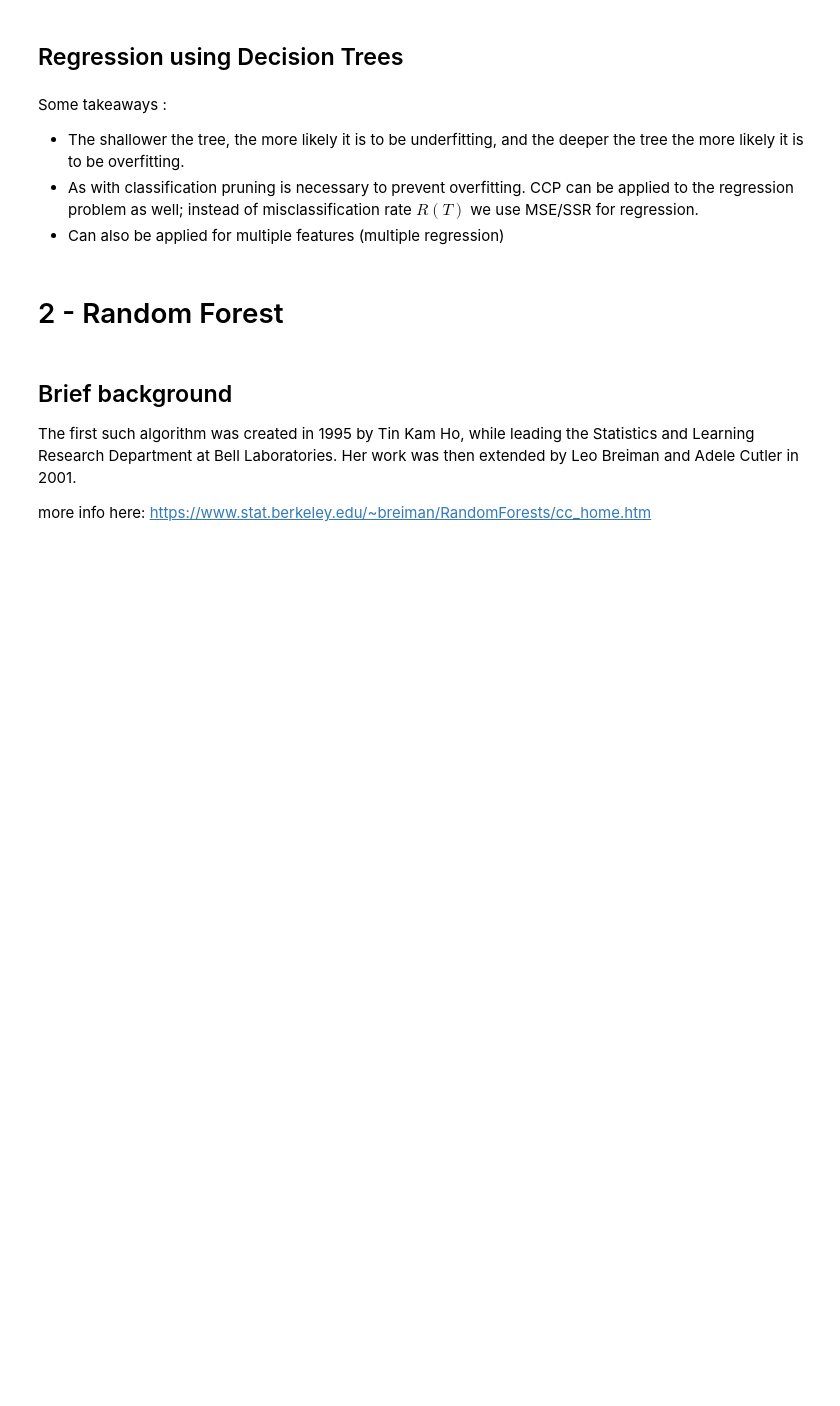
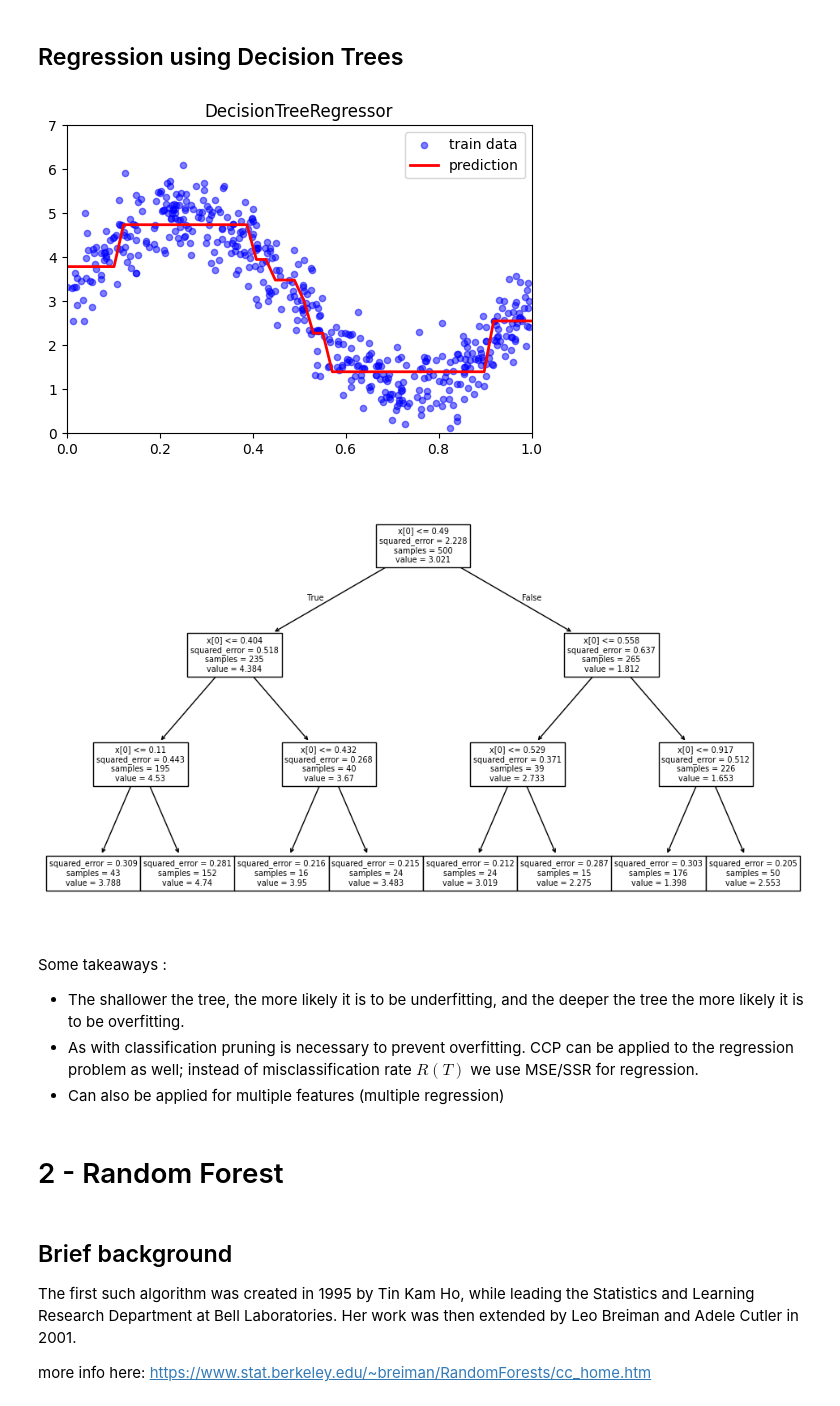
Before and after one commit to SreejaTeegala/MY-DAC-Curriculum, a Jupyter notebook: DAC-006_Machine_Learning/DAC-006-Intro_to_ML_Session_2_Student.ipynb, the cells around one changed output. Saved outputs shown, nothing was run; the diff lists cells and outputs as text; code cells hidden in the pictures; blank space fills up the shorter version.

```diff
--- a/DAC-006_Machine_Learning/DAC-006-Intro_to_ML_Session_2_Student.ipynb
+++ b/DAC-006_Machine_Learning/DAC-006-Intro_to_ML_Session_2_Student.ipynb
@@ -408,16 +471,19 @@ where $R(T)$ is the misclassification rate of a tree T, $\alpha$ the regularizat
 # %%
-# depth = 3
+depth = 3
 
-# sk_model = DecisionTreeRegressor(max_depth = depth)
-# sk_model.fit(x_train, y_train)
-# sk_pred = sk_model.predict(x_test)
+sk_model = DecisionTreeRegressor(max_depth = depth)
+sk_model.fit(x_train, y_train)
+sk_pred = sk_model.predict(x_test)
 
-# # Plot the training data and draw the estimated curve.
-# plot_prediction(x_train, y_train, x_test, sk_pred, 'DecisionTreeRegressor')
+# Plot the training data and draw the estimated curve.
+plot_prediction(x_train, y_train, x_test, sk_pred, 'DecisionTreeRegressor')
 
-# plt.figure(figsize=(12,7))
-# tree.plot_tree(sk_model)
-# plt.show()
+plt.figure(figsize=(12,7))
+tree.plot_tree(sk_model)
+plt.show()
+# %% [output]
+[figure, added]
+[figure, added]
 # %% [markdown]
 Some takeaways :
 
```
Also changed, not shown: parts of 17 cells of this notebook, 2 other files.
